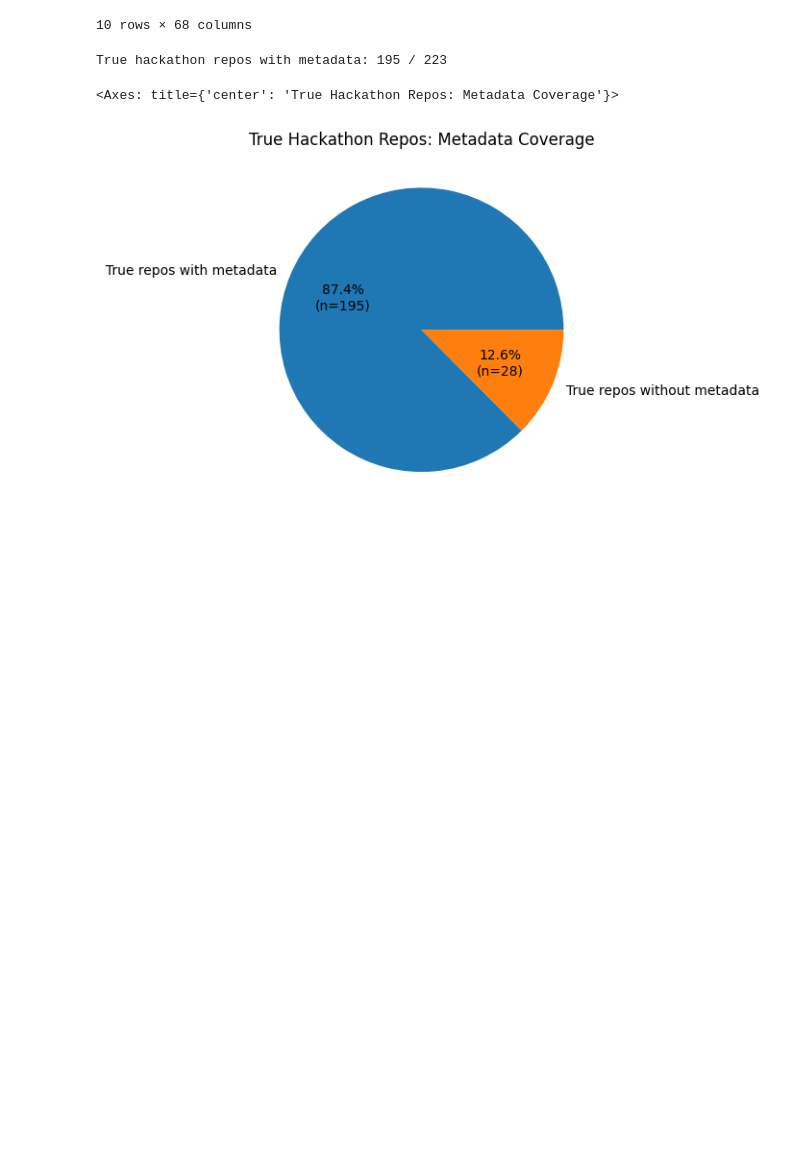
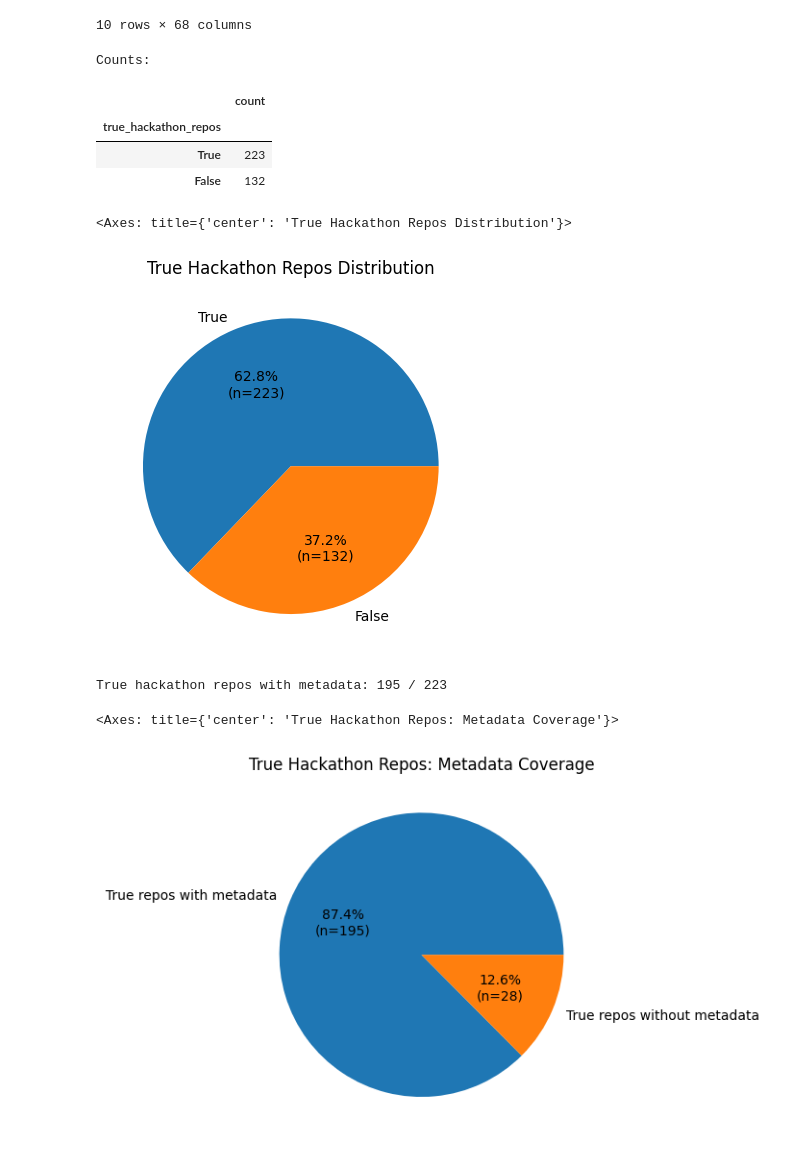
Before and after one commit to sdsc-ordes/open-pulse-hackalysis, a Jupyter notebook: src/hackathon_analysis/data_analysis/repo_analysis.ipynb, the cells around one changed output. Drawn from its saved outputs; the diff is of its cells as text; code cells hidden in the pictures; blank space fills up the shorter version.

```diff
--- a/src/hackathon_analysis/data_analysis/repo_analysis.ipynb
+++ b/src/hackathon_analysis/data_analysis/repo_analysis.ipynb
@@ -6,2 +179,8 @@
 # %% [markdown]
 ## Create Dataset for projects_hackathon analysis and repo_metadata with project foreign key
+# %%
+DATA_ROOT = Path(os.getenv('DATA_ROOT'))
+
+repo_dirs, json_files, repo_metadata_df = gather_repository_information(DATA_ROOT)
+project_dirs, parquet_files, project_df = gather_project_information(DATA_ROOT)
+repo_metadata_df = repo_metadata_df.reset_index()
@@ -216,7 +418,7 @@ def build_repo_analysis_features(df):
 project_df, dropped_project_columns = preprocess_project_analysis_df(project_df)
 
 repo_metadata_df, repo_metadata_summary = preprocess_repo_metadata_df(repo_metadata_df)
-#repo_metadata_df = build_repo_analysis_features(repo_metadata_df)
+repo_metadata_df = build_repo_analysis_features(repo_metadata_df)
 
 print("project_df shape: ", project_df.shape)
 print(f"After dropping columns in projects df: \n columns = {len(project_df.columns)} \n sample columns = {project_df.columns}")
@@ -269,6 +517,2 @@ plt.show()
 # %%
 repo_metadata_df['true_hackathon_repos'] = False
-repo_metadata_df["has_error"] = repo_metadata_df["error"].fillna("").ne("")
-repo_metadata_df["active_days_default_branch"] = (repo_metadata_df["last_commit_date_default_branch"] - repo_metadata_df["first_commit_date_default_branch"]).dt.days
-repo_metadata_df["repo_age_days"] = (repo_metadata_df["pushed_at"] - repo_metadata_df["created_at"]).dt.days
-repo_metadata_df["has_valid_metadata"] = ~repo_metadata_df["has_error"] & repo_metadata_df["url"].fillna("").ne("")
@@ -726,6 +1062,27 @@ None
 | 8 | https://github.com/AndreaIannoli/... | 9 | 2 | [{'contributions': 6, 'html_url':... | 2024-11-30 13:06:30+00:00 | main | ... |
 | 9 | https://github.com/Barlassen/AZKT... | 9 | 3 | [{'contributions': 5, 'html_url':... | 2025-11-22 12:59:07+00:00 | main | ... |
 10 rows × 68 columns
+# %%
+counts = repo_metadata_df["true_hackathon_repos"].value_counts(dropna=False)
+total = counts.sum()
+
+print("Counts:")
+display(counts.rename("count").to_frame())
+
+counts.plot(
+    kind="pie",
+    title="True Hackathon Repos Distribution",
+    ylabel="",
+    autopct=lambda p: f"{p:.1f}%\n(n={int(round(p * total / 100.0))})",
+)
+# %% [output]
+Counts:
+|  | count |
+| true_hackathon_repos |  |
+| True | 223 |
+| False | 132 |
+<Axes: title={'center': 'True Hackathon Repos Distribution'}>
+[figure, added]
 # %%
 # Pie 2: inside true hackathon repos (with metadata vs without metadata)
 if "has_valid_metadata" in repo_metadata_df.columns:
```
Also changed, not shown: parts of 32 cells of this notebook.
